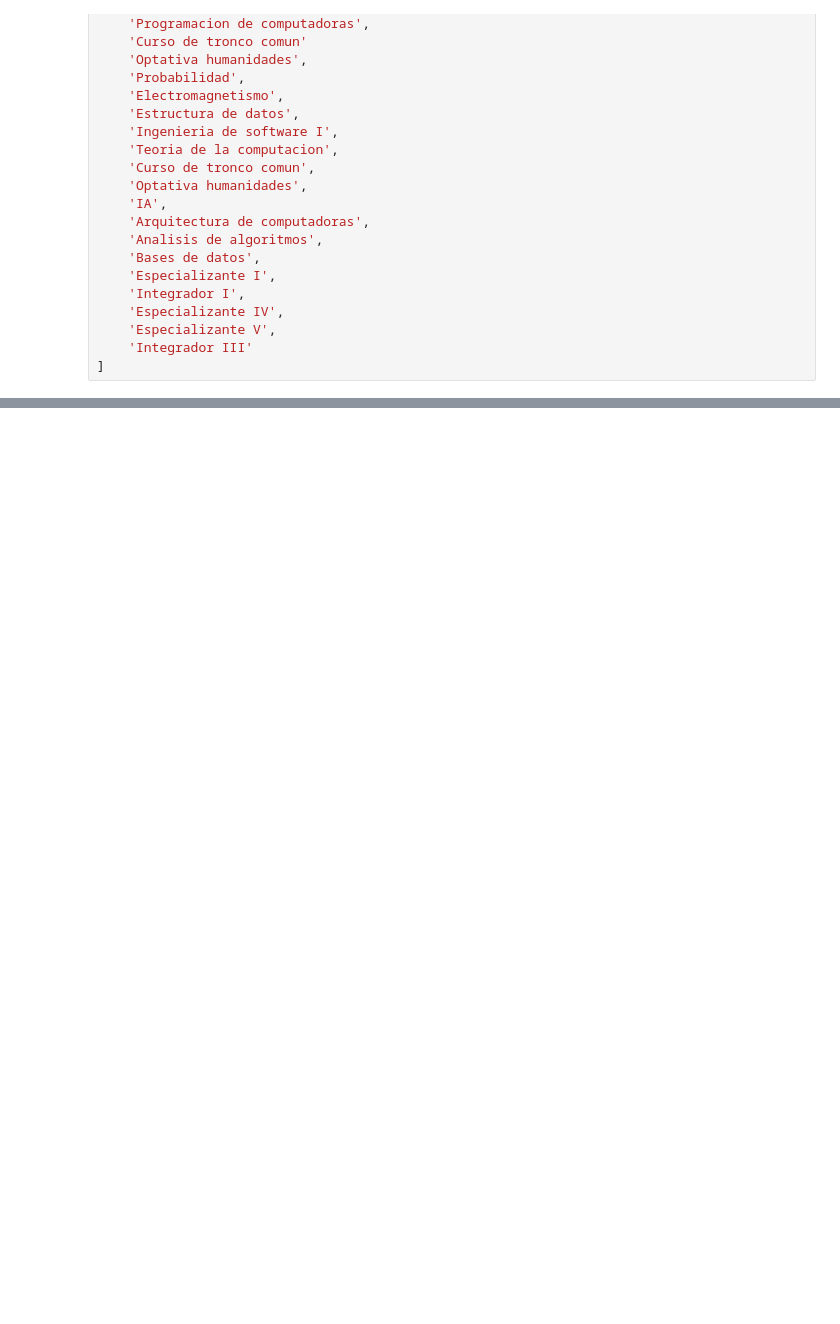
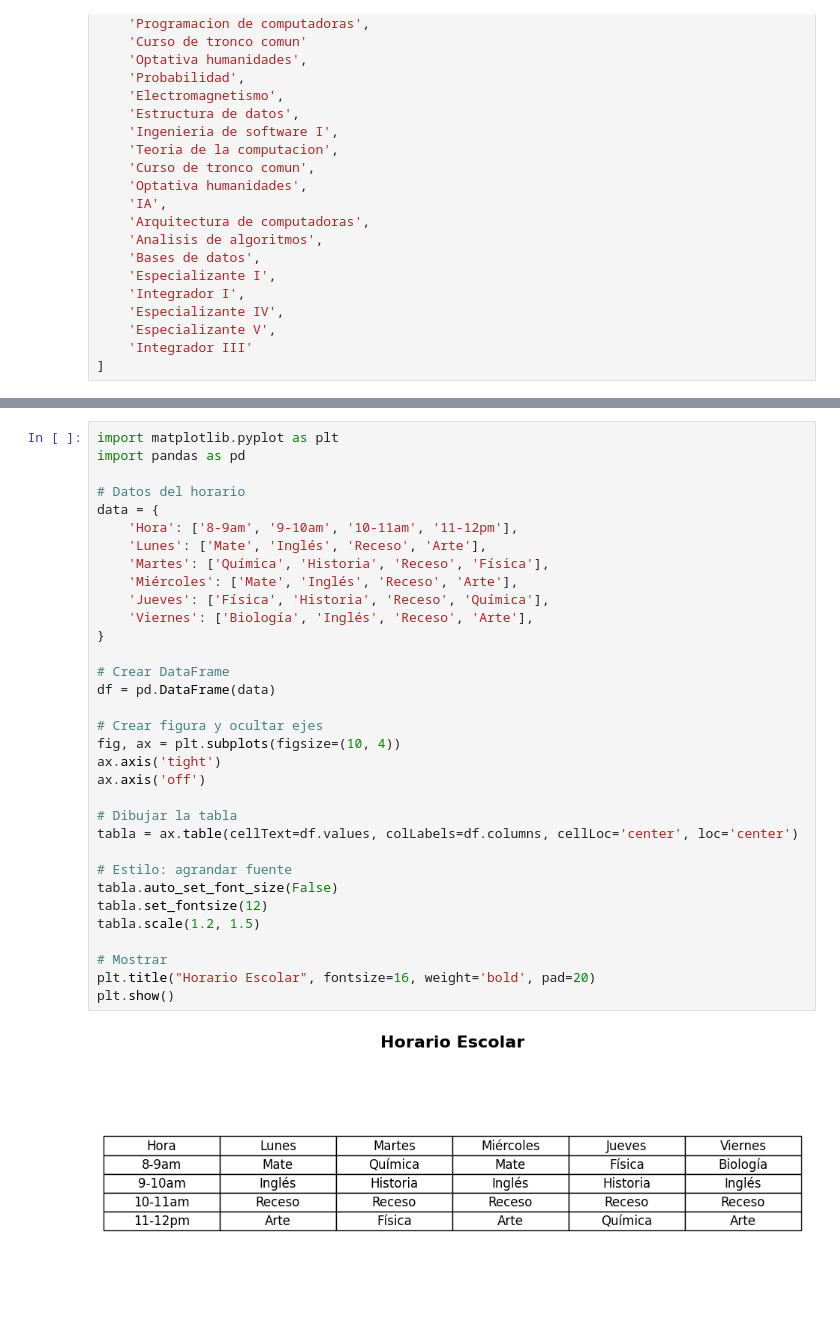
Before and after one commit to amadorssa/csp-cursos-lcc, a Jupyter notebook: csp.ipynb, the cells around one changed output, grey strips where cells are left out. Drawn from its saved outputs; the diff is of its cells as text; blank space fills up the shorter version.

```diff
--- a/csp.ipynb
+++ b/csp.ipynb
@@ -370,0 +419,35 @@ cursos_no_laboratorios = [
+# %%
+import matplotlib.pyplot as plt
+import pandas as pd
+
+# Datos del horario
+data = {
+    'Hora': ['8-9am', '9-10am', '10-11am', '11-12pm'],
+    'Lunes': ['Mate', 'Inglés', 'Receso', 'Arte'],
+    'Martes': ['Química', 'Historia', 'Receso', 'Física'],
+    'Miércoles': ['Mate', 'Inglés', 'Receso', 'Arte'],
+    'Jueves': ['Física', 'Historia', 'Receso', 'Química'],
+    'Viernes': ['Biología', 'Inglés', 'Receso', 'Arte'],
+}
+
+# Crear DataFrame
+df = pd.DataFrame(data)
+
+# Crear figura y ocultar ejes
+fig, ax = plt.subplots(figsize=(10, 4))
+ax.axis('tight')
+ax.axis('off')
+
+# Dibujar la tabla
+tabla = ax.table(cellText=df.values, colLabels=df.columns, cellLoc='center', loc='center')
+
+# Estilo: agrandar fuente
+tabla.auto_set_font_size(False)
+tabla.set_fontsize(12)
+tabla.scale(1.2, 1.5)
+
+# Mostrar
+plt.title("Horario Escolar", fontsize=16, weight='bold', pad=20)
+plt.show()
+# %% [output]
+[figure, added]
```
Also changed, not shown: parts of 2 cells of this notebook.
